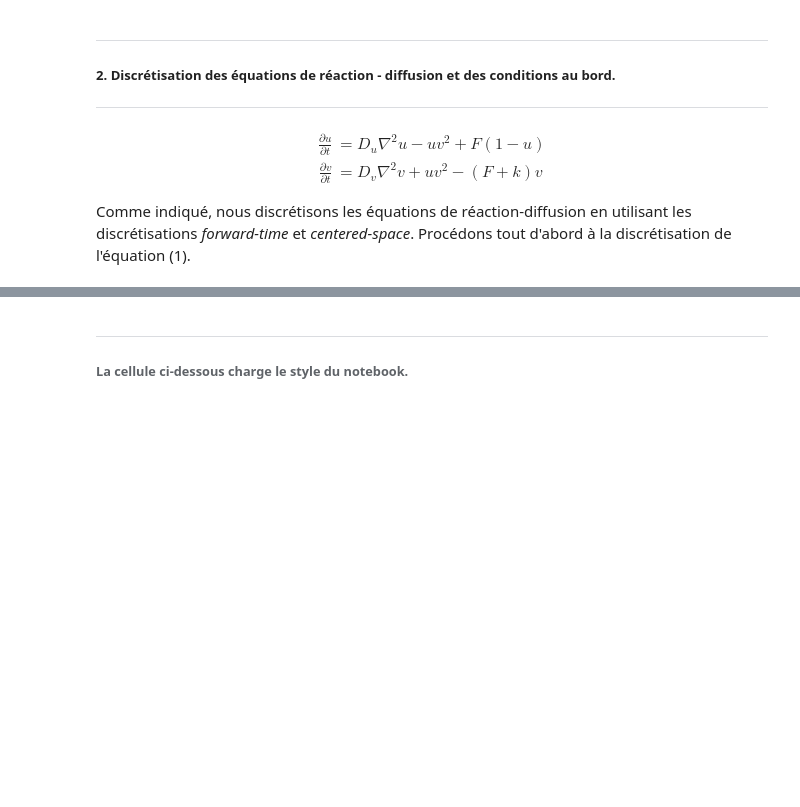
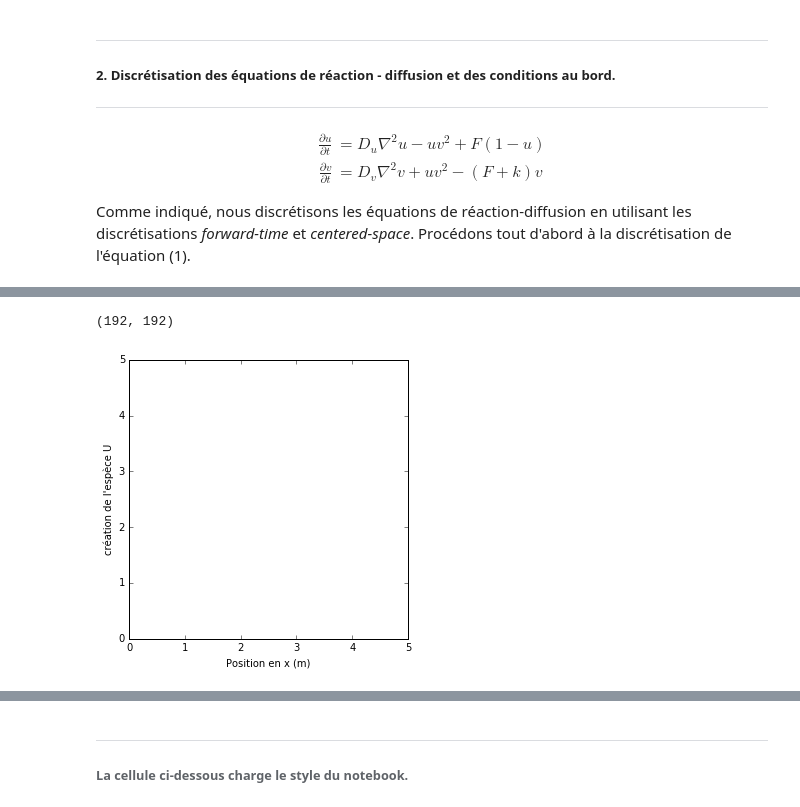
Before and after one commit to ServranckxChristophe/numerical-mooc, a Jupyter notebook: working/Reaction_diffusion_model.ipynb, the cells around one changed output, grey strips where cells are left out. Saved outputs shown, nothing was run; the diff lists cells and outputs as text; code cells hidden in the pictures; blank space fills up the shorter version.

```diff
--- a/working/Reaction_diffusion_model.ipynb
+++ b/working/Reaction_diffusion_model.ipynb
@@ -252,0 +375,21 @@ v = s[1]
+# %%
+s = ftcs(U, V, nt, c1, c2, F, k, dt)
+
+s1= s[0]
+# %%
+s1.shape
+# %% [output]
+(192, 192)
+# %%
+fig = pyplot.figure(figsize=(5,7));
+ax = pyplot.axes(xlim=(0,5),ylim=(0,5),xlabel=('Position en x (m)'),ylabel=("création de l'espèce U"));
+line, = ax.plot([],[],'b-', lw=2);
+
+ims = []
+for i in range(int(nt/100)):
+    im = pyplot.imshow(s1, cmap= cm.RdBu, animated=True)
+    ims.append([im])
+
+anim = animation.ArtistAnimation(fig, ims, interval=20, blit=True)
+# %% [output]
+[figure, added]
```
Also changed, not shown: parts of 20 cells of this notebook.
